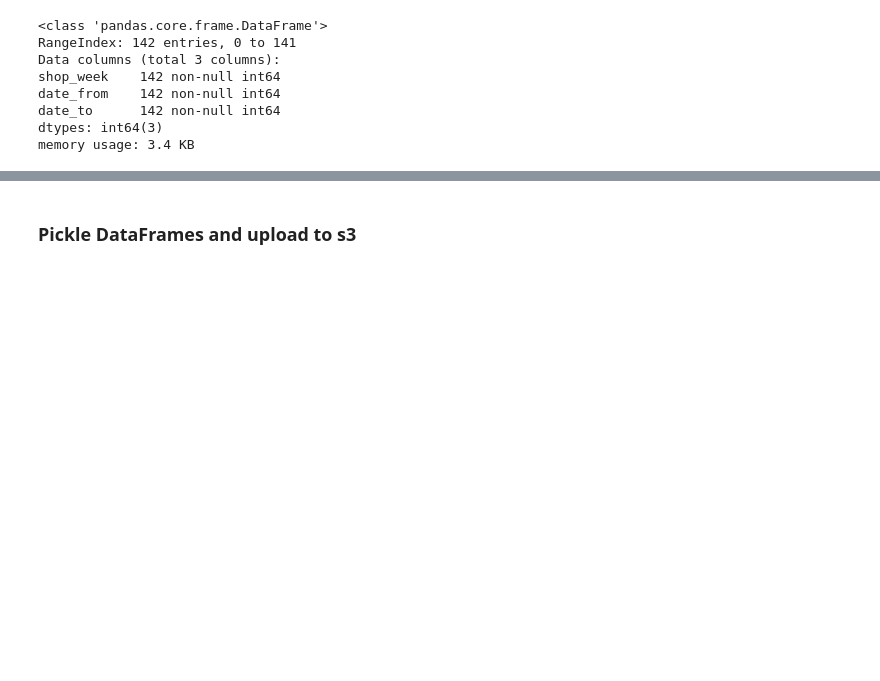
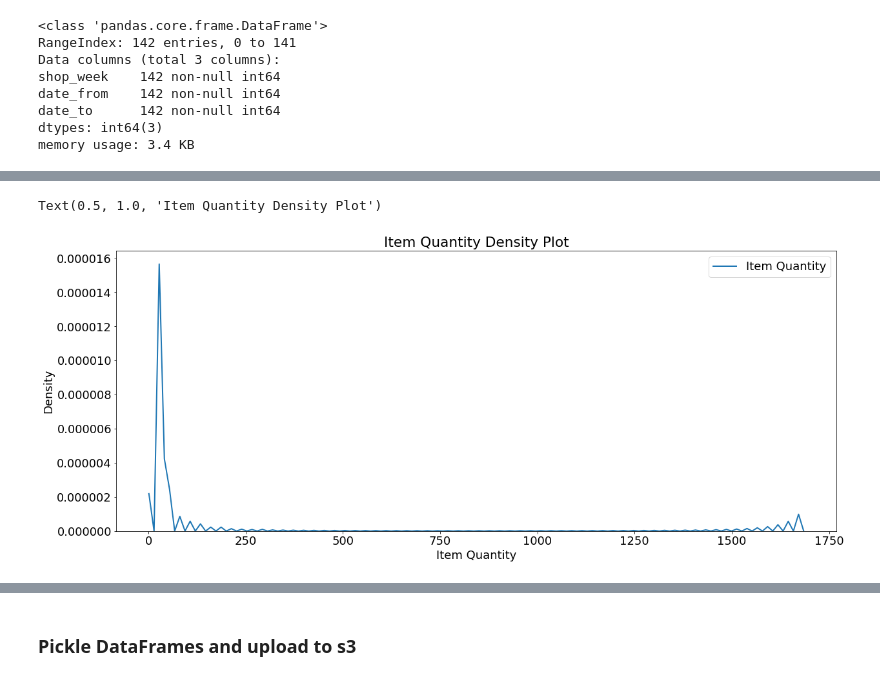
Before and after one commit to ifu97224/grocery_recommender, a Jupyter notebook: Grocery_Recommender/Import Data/Run_Import_Data_Functions.ipynb, the cells around one changed output, grey strips where cells are left out. Saved outputs shown, nothing was run; the diff lists cells and outputs as text; code cells hidden in the pictures; blank space fills up the shorter version.

```diff
--- a/Grocery_Recommender/Import Data/Run_Import_Data_Functions.ipynb
+++ b/Grocery_Recommender/Import Data/Run_Import_Data_Functions.ipynb
@@ -291,0 +314,12 @@ memory usage: 3.4 KB
+# %%
+# Density plot of the item quantity
+plt.figure(figsize=(20, 8))
+plt.rcParams["font.size"] = 18
+
+sns.kdeplot(all_trans["QUANTITY"], label="Item Quantity", linewidth=2)
+plt.xlabel("Item Quantity")
+plt.ylabel("Density")
+plt.title("Item Quantity Density Plot")
+# %% [output]
+Text(0.5, 1.0, 'Item Quantity Density Plot')
+[figure, added]
```
Also changed, not shown: parts of 6 cells of this notebook, 28 other files.
